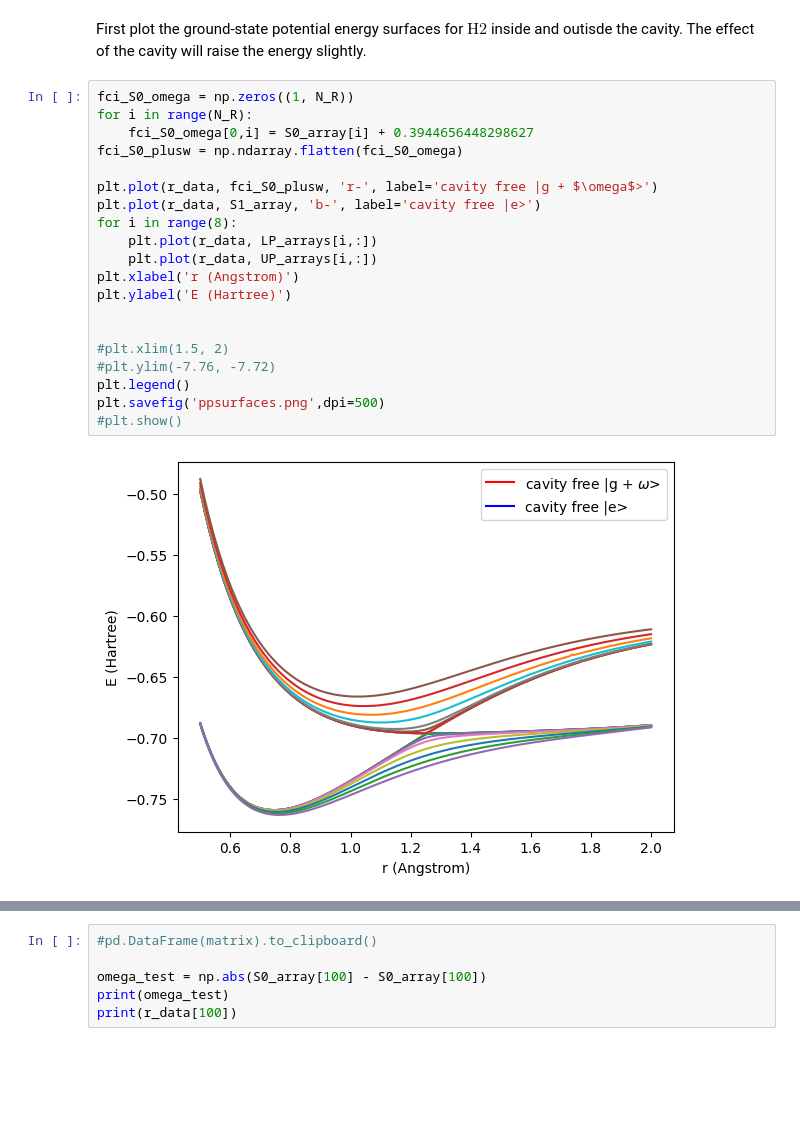
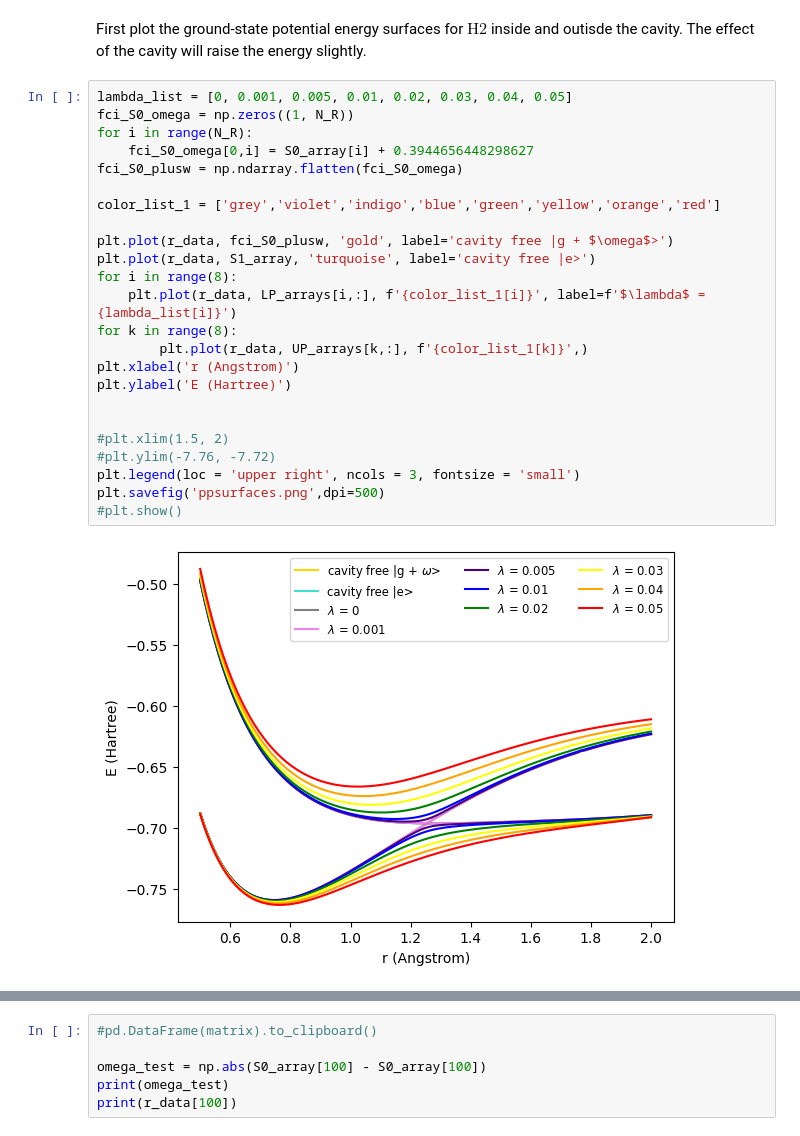
Before and after one commit to FoleyLab/SCQED-PCQED, a Jupyter notebook: src/QED-FCI_H2_HR.ipynb, the cells around one changed output, grey strips where cells are left out. Drawn from its saved outputs; the diff is of its cells as text; blank space fills up the shorter version.

```diff
--- a/src/QED-FCI_H2_HR.ipynb
+++ b/src/QED-FCI_H2_HR.ipynb
@@ -235,24 +228,28 @@ LP and UP HR Factor
 # %% [markdown]
 First plot the ground-state potential energy surfaces for $ \text{H2} $ inside and outisde the cavity.  The effect of the cavity will raise the energy slightly.
 # %%
+lambda_list = [0, 0.001, 0.005, 0.01, 0.02, 0.03, 0.04, 0.05]
 fci_S0_omega = np.zeros((1, N_R))
 for i in range(N_R):
     fci_S0_omega[0,i] = S0_array[i] + 0.3944656448298627
 fci_S0_plusw = np.ndarray.flatten(fci_S0_omega)
 
-plt.plot(r_data, fci_S0_plusw, 'r-', label='cavity free |g + $\omega$>')
-plt.plot(r_data, S1_array, 'b-', label='cavity free |e>')
+color_list_1 = ['grey','violet','indigo','blue','green','yellow','orange','red']
+
+plt.plot(r_data, fci_S0_plusw, 'gold', label='cavity free |g + $\omega$>')
+plt.plot(r_data, S1_array, 'turquoise', label='cavity free |e>')
 for i in range(8):
-    plt.plot(r_data, LP_arrays[i,:])
-    plt.plot(r_data, UP_arrays[i,:])
+    plt.plot(r_data, LP_arrays[i,:], f'{color_list_1[i]}', label=f'$\lambda$ = {lambda_list[i]}')
+for k in range(8):
+        plt.plot(r_data, UP_arrays[k,:], f'{color_list_1[k]}',)
 plt.xlabel('r (Angstrom)')
 plt.ylabel('E (Hartree)')
 
 
 #plt.xlim(1.5, 2)
 #plt.ylim(-7.76, -7.72)
-plt.legend()
+plt.legend(loc = 'upper right', ncols = 3, fontsize = 'small')
 plt.savefig('ppsurfaces.png',dpi=500)
 #plt.show()
 # %% [output]
-[figure, old version]
+[figure, new version]
```
Also changed, not shown: parts of 3 cells of this notebook, 6 other files.
